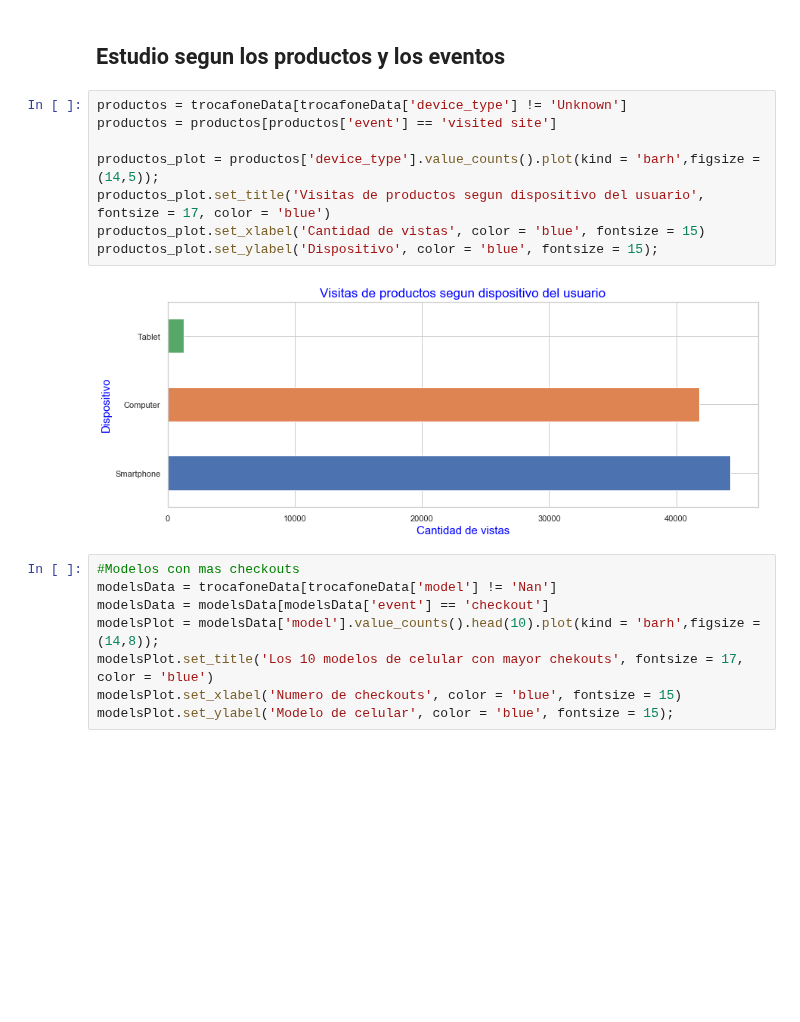
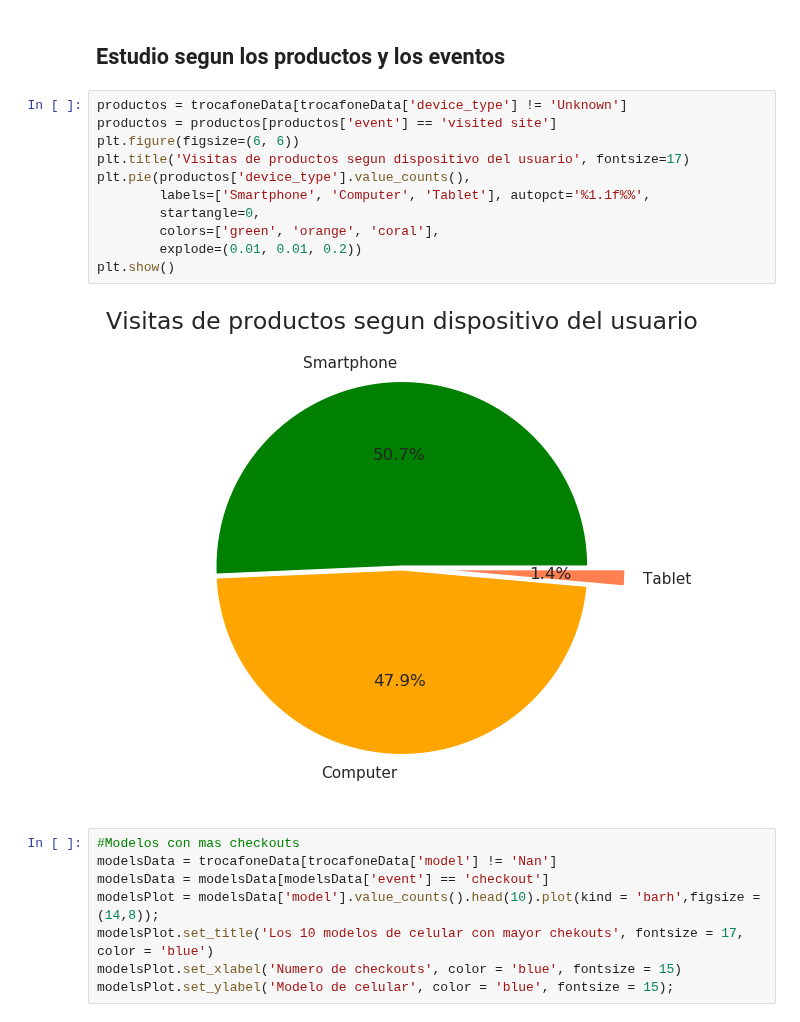
Before and after one commit to Blaz77/DatosReloaded, a Jupyter notebook: TP1/Exploracion_Trocafone.ipynb, the cells around one changed output. Saved outputs shown, nothing was run; the diff lists cells and outputs as text; blank space fills up the shorter version.

Commit message:
cambio grafico de barras de dispositivos por piechart

```diff
--- a/TP1/Exploracion_Trocafone.ipynb
+++ b/TP1/Exploracion_Trocafone.ipynb
@@ -81,16 +82,19 @@ trocafoneData['timestamp'].isnull().any()
 False
 # %% [markdown]
 ## Estudio segun los productos y los eventos
-# %%
-productos = trocafoneData[trocafoneData['device_type'] != 'Unknown']
-productos = productos[productos['event'] == 'visited site']
-
-productos_plot = productos['device_type'].value_counts().plot(kind = 'barh',figsize =(14,5));
-productos_plot.set_title('Visitas de productos segun dispositivo del usuario', fontsize = 17, color = 'blue')
-productos_plot.set_xlabel('Cantidad de vistas', color = 'blue', fontsize = 15)
-productos_plot.set_ylabel('Dispositivo', color = 'blue', fontsize = 15);
-# %% [output]
-[figure, removed]
+# %%
+productos = trocafoneData[trocafoneData['device_type'] != 'Unknown']
+productos = productos[productos['event'] == 'visited site']
+plt.figure(figsize=(6, 6))
+plt.title('Visitas de productos segun dispositivo del usuario', fontsize=17)
+plt.pie(productos['device_type'].value_counts(),
+        labels=['Smartphone', 'Computer', 'Tablet'], autopct='%1.1f%%',
+        startangle=0,
+        colors=['green', 'orange', 'coral'],
+        explode=(0.01, 0.01, 0.2))
+plt.show()
+# %% [output]
+[figure, added]
 # %%
 #Modelos con mas checkouts
 modelsData = trocafoneData[trocafoneData['model'] != 'Nan']
```
Also changed, not shown: parts of 4 cells of this notebook.
